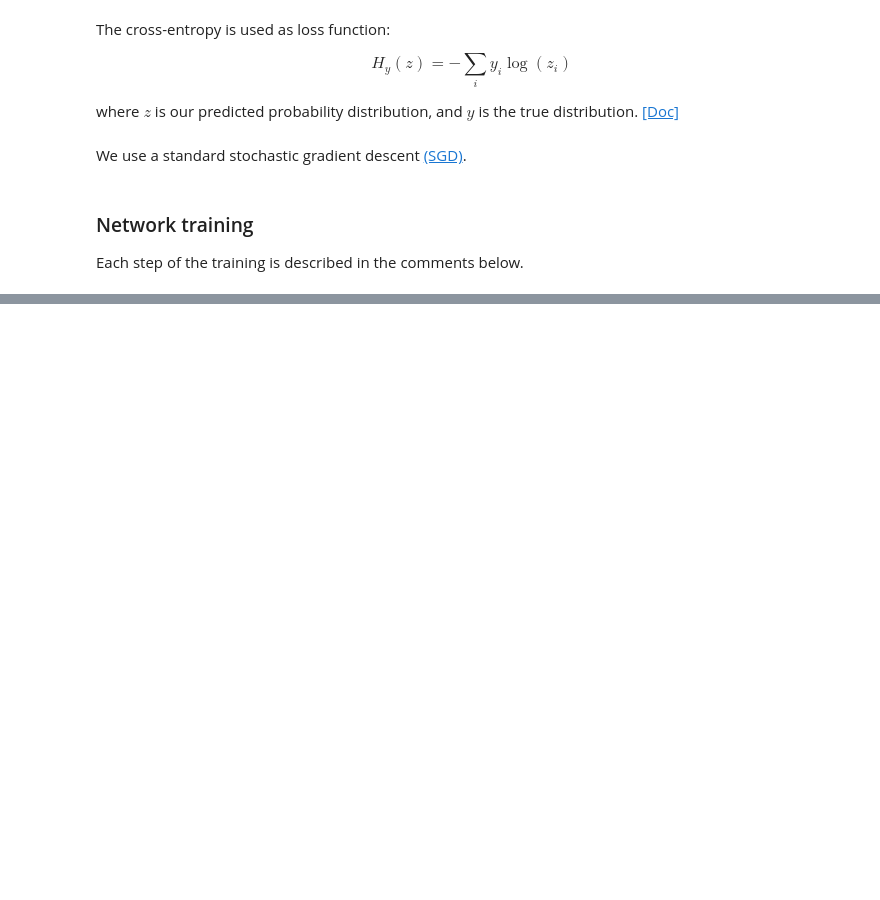
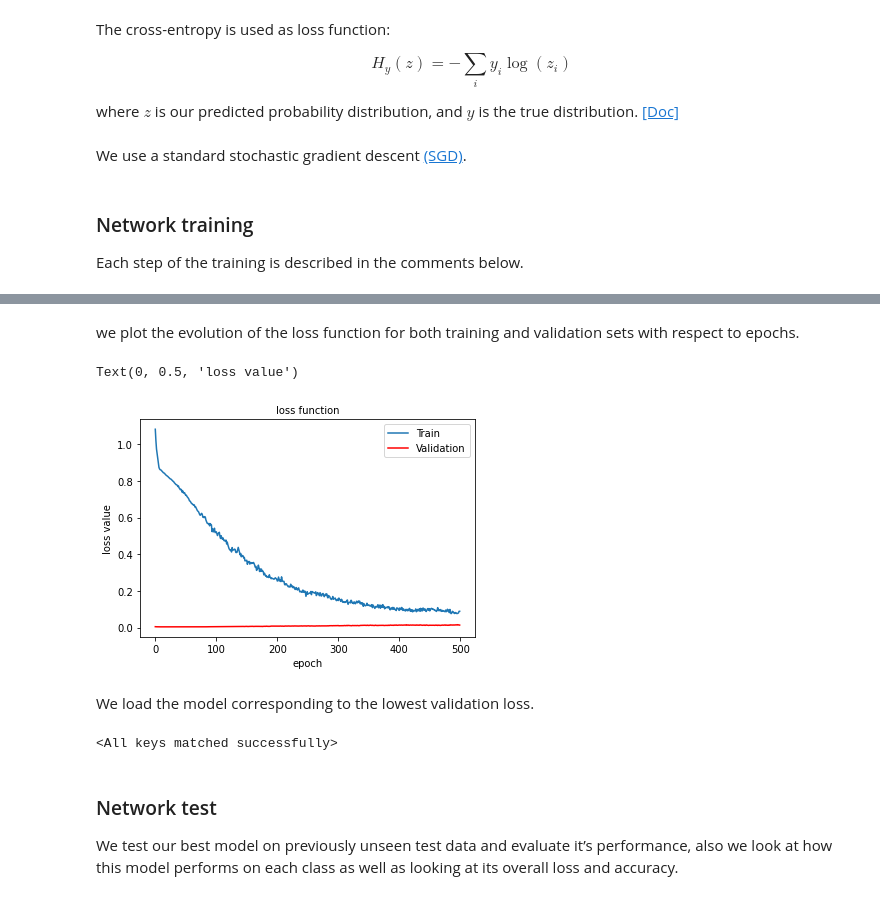
Before and after one commit to TEAM-IMT/Age-Detection-Actors-Challenge, a Jupyter notebook: age_detection_actors.ipynb, the cells around one changed output, grey strips where cells are left out. Cells and saved outputs as stored; diff of their text form; code cells hidden in the pictures; blank space fills up the shorter version.

```diff
--- a/age_detection_actors.ipynb
+++ b/age_detection_actors.ipynb
@@ -854,9 +863,9 @@ Previously, the latent space dataset was generated and divided into training (70
 # %%
 #!unzip "./data/VAE_70_15_15_Aug_2.zip" -d "./data/VAE_70_15_15_Aug_2"
 # %%
-x_train,y_train = pickle.load(open("./data/VAE_70_15_15_Aug_2/color_train.pkl","rb"))
-x_test,y_test = pickle.load(open("./data/VAE_70_15_15_Aug_2/color_test.pkl","rb"))
-x_valid,y_valid = pickle.load(open("./data/VAE_70_15_15_Aug_2/color_valid.pkl","rb"))
+x_train,y_train = pickle.load(open("./data/VAE_70_15_15_Aug/color_train.pkl","rb"))
+x_test,y_test = pickle.load(open("./data/VAE_70_15_15_Aug/color_test.pkl","rb"))
+x_valid,y_valid = pickle.load(open("./data/VAE_70_15_15_Aug/color_valid.pkl","rb"))
 
 #Converting inputs to Tensors
 
@@ -959,7 +968,7 @@ criterion = nn.CrossEntropyLoss() # specify loss function (categorical cross-ent
 # %% [markdown]
 We use a standard stochastic gradient descent  [(SGD)](https://pytorch.org/docs/stable/optim.html).
 # %%
-optimizer = torch.optim.SGD(model.parameters(),lr = 0.001,momentum=0.9 )
+optimizer = torch.optim.SGD(model.parameters(),lr = 0.01,momentum=0.9 )
 # %% [markdown]
 ### Network training
 
@@ -966,0 +1030,8 @@ Each step of the training is described in the comments below.
+# %%
+n_epoch = 500 ### Number of epoch To complete
+n_batch = 200 ### Number of batch To complete
+n = int(x_train.shape[0])
+n_per_batch = int(n / n_batch)  # number of examples per batch
+filename = "./weights/MLP_VAE_out.pt"
+
+train_losses_1, valid_losses_1 = training(n_epoch,x_train,y_train_enc,x_valid,y_valid_enc,model, criterion,optimizer,n_batch,n_per_batch,filename)
@@ -966,0 +1056,22 @@ Each step of the training is described in the comments below.
+# %% [markdown]
+ we plot the evolution of the loss function for both training and validation sets with respect to epochs.
+# %%
+plt.plot(range(n_epoch), train_losses_1)
+plt.plot(range(n_epoch), valid_losses_1, c = 'r')
+plt.legend([ 'Train','Validation'], prop={'size': 10})
+plt.title('loss function', size=10)
+plt.xlabel('epoch', size=10)
+plt.ylabel('loss value', size=10)
+# %% [output]
+Text(0, 0.5, 'loss value')
+[figure, added]
+# %% [markdown]
+We load the model corresponding to the lowest validation loss.
+# %%
+model.load_state_dict(torch.load(filename, map_location=device))
+# %% [output]
+<All keys matched successfully>
+# %% [markdown]
+### Network test
+
+We test our best model on previously unseen test data and evaluate it’s performance, also we look at how this model performs on each class as well as looking at its overall loss and accuracy.
```
Also changed, not shown: parts of 14 cells of this notebook, 3 other files.
